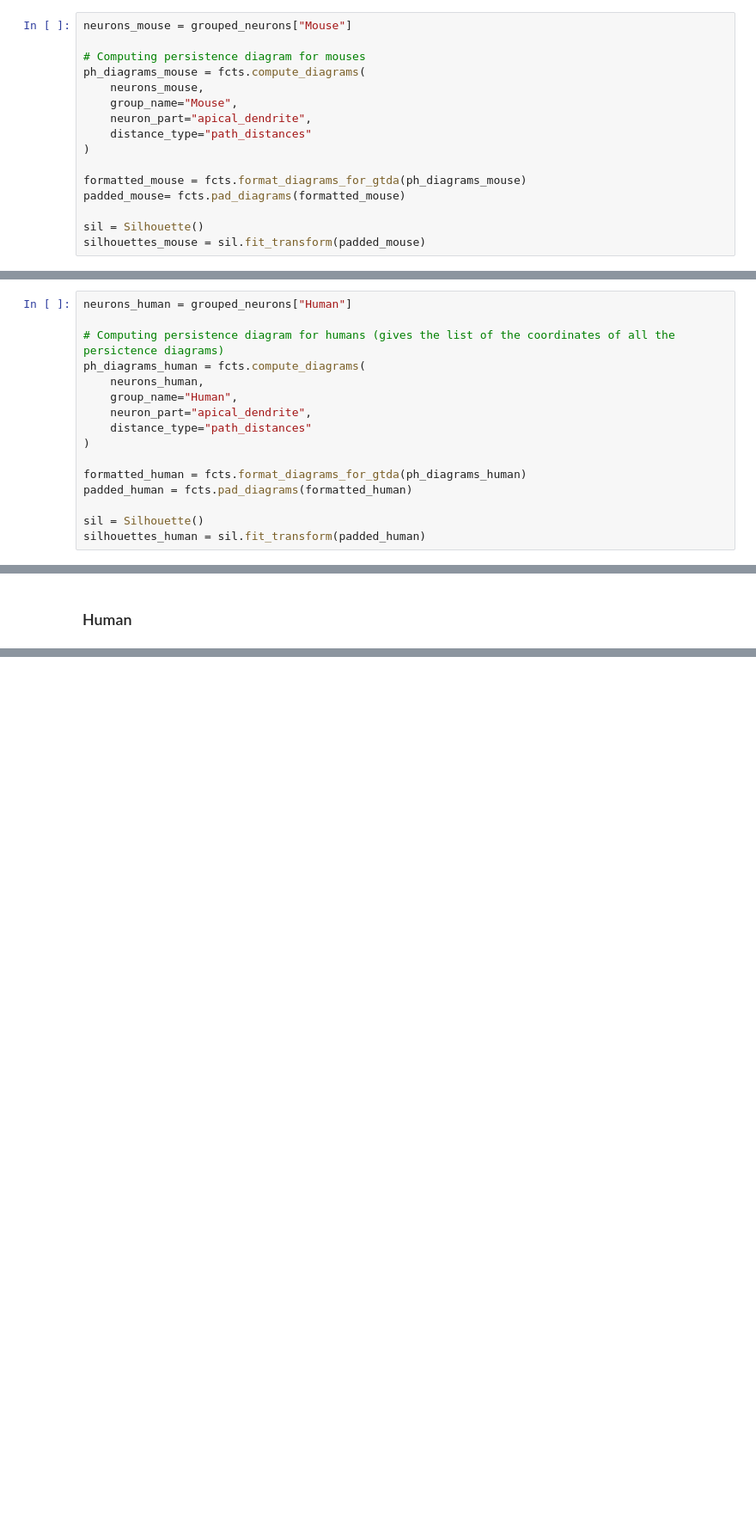
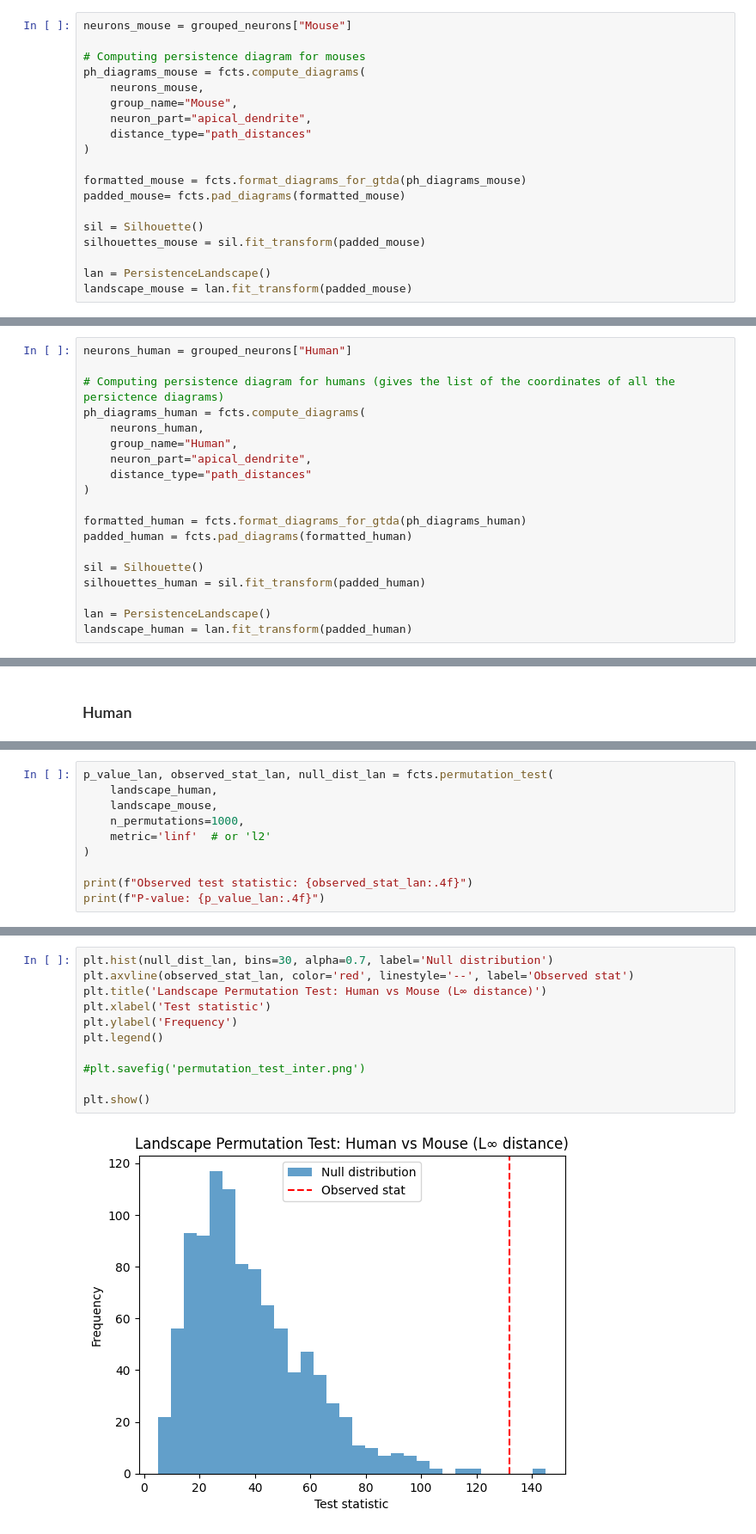
Before and after one commit to araccoon22/Master_Thesis, a Jupyter notebook: 2_permutation_test.ipynb, the cells around one changed output, grey strips where cells are left out. Shown at 86% size. Saved outputs shown, nothing was run; the diff lists cells and outputs as text; blank space fills up the shorter version.

```diff
--- a/2_permutation_test.ipynb
+++ b/2_permutation_test.ipynb
@@ -69,6 +69,9 @@ padded_mouse= fcts.pad_diagrams(formatted_mouse)
 
 sil = Silhouette()
 silhouettes_mouse = sil.fit_transform(padded_mouse)
+
+lan = PersistenceLandscape()
+landscape_mouse = lan.fit_transform(padded_mouse)
 # %% [output]
 [Mouse] Computed 38 persistence diagrams for apical_dendrites.
 # %%
@@ -87,6 +90,9 @@ padded_human = fcts.pad_diagrams(formatted_human)
 
 sil = Silhouette()
 silhouettes_human = sil.fit_transform(padded_human)
+
+lan = PersistenceLandscape()
+landscape_human = lan.fit_transform(padded_human)
 # %% [output]
 [Human] Computed 186 persistence diagrams for apical_dendrites.
 # %% [markdown]
@@ -177,0 +198,10 @@ plt.show()
+# %%
+p_value_lan, observed_stat_lan, null_dist_lan = fcts.permutation_test(
+    landscape_human,
+    landscape_mouse,
+    n_permutations=1000,
+    metric='linf'  # or 'l2'
+)
+
+print(f"Observed test statistic: {observed_stat_lan:.4f}")
+print(f"P-value: {p_value_lan:.4f}")
@@ -177,0 +217,13 @@ plt.show()
+# %%
+plt.hist(null_dist_lan, bins=30, alpha=0.7, label='Null distribution')
+plt.axvline(observed_stat_lan, color='red', linestyle='--', label='Observed stat')
+plt.title('Landscape Permutation Test: Human vs Mouse (L∞ distance)')
+plt.xlabel('Test statistic')
+plt.ylabel('Frequency')
+plt.legend()
+
+#plt.savefig('permutation_test_inter.png')
+
+plt.show()
+# %% [output]
+[figure, added]
```
Also changed, not shown: parts of 23 cells of this notebook, 2 other files.
